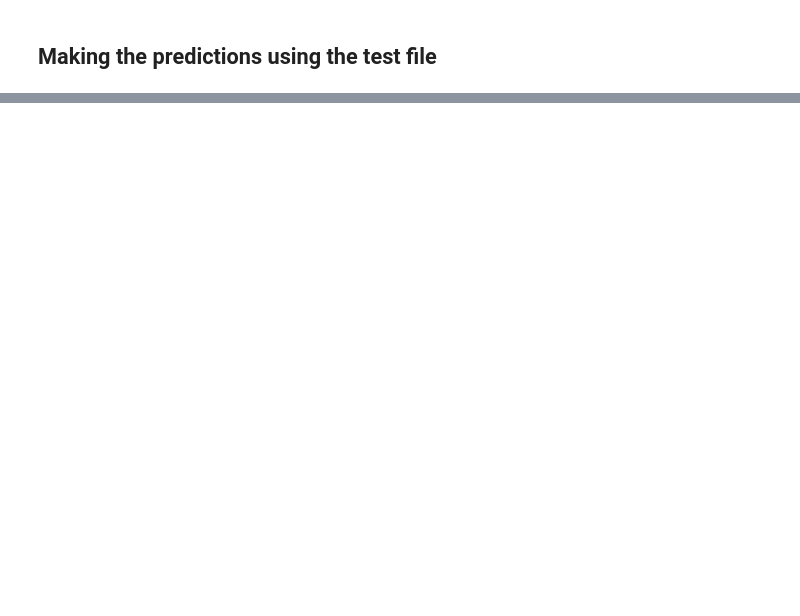
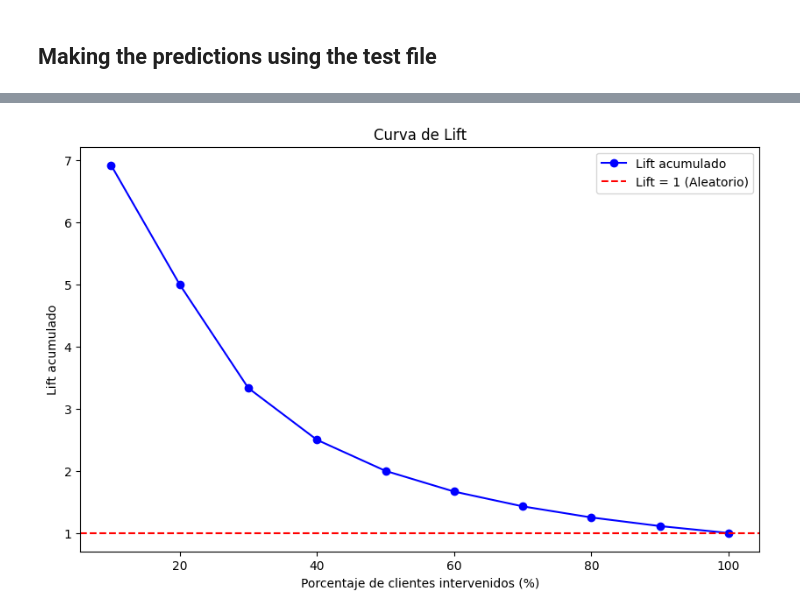
Before and after one commit to manuelasaez/churn_propensity_model, a Jupyter notebook: propensity_churn.ipynb, the cells around one changed output, grey strips where cells are left out. Cells and saved outputs as stored; diff of their text form; code cells hidden in the pictures; blank space fills up the shorter version.

```diff
--- a/propensity_churn.ipynb
+++ b/propensity_churn.ipynb
@@ -297,0 +359,34 @@ Archivo con CustomerID y probabilidades de churn guardado en churn_probabilities
+# %%
+# Calcular la tasa de churn promedio
+average_churn_rate = results_df['Exited_Prediction'].mean()
+
+# Ordenar clientes por probabilidad de churn (de mayor a menor)
+results_df = results_df.sort_values(by='Exited_Probability', ascending=False).reset_index(drop=True)
+
+# Calcular lift acumulado por percentiles
+percentiles = np.linspace(0, 1, 11)  # 0%, 10%, 20%, ..., 100%
+lift_percentile = []
+
+for p in percentiles:
+    # Seleccionar el top p% de clientes con mayor probabilidad de churn
+    index = int(len(results_df) * p)
+    selected = results_df.iloc[:index]
+
+    # Calcular la tasa de churn en el grupo seleccionado
+    churn_rate_selected = selected['Exited_Prediction'].mean()
+
+    # Calcular lift para este percentil
+    lift = churn_rate_selected / average_churn_rate if average_churn_rate != 0 else 0
+    lift_percentile.append(lift)
+
+# Graficar el lift acumulado
+plt.figure(figsize=(10, 6))
+plt.plot(percentiles * 100, lift_percentile, marker='o', color='b', label="Lift acumulado")
+plt.axhline(y=1, color='r', linestyle='--', label="Lift = 1 (Aleatorio)")
+plt.xlabel("Porcentaje de clientes intervenidos (%)")
+plt.ylabel("Lift acumulado")
+plt.title("Curva de Lift")
+plt.legend()
+plt.show()
+# %% [output]
+[figure, added]
```
Also changed, not shown: parts of 7 cells of this notebook.
